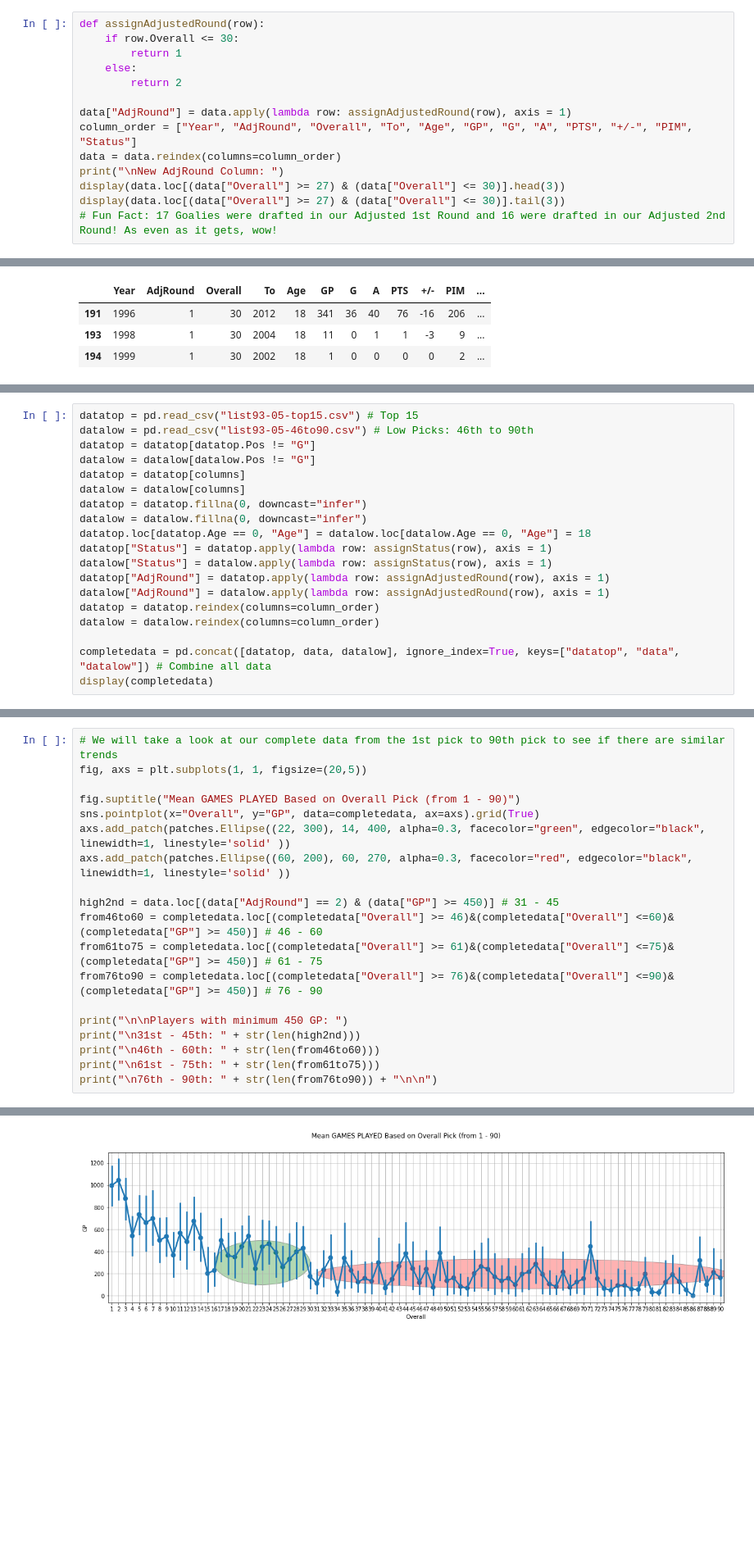
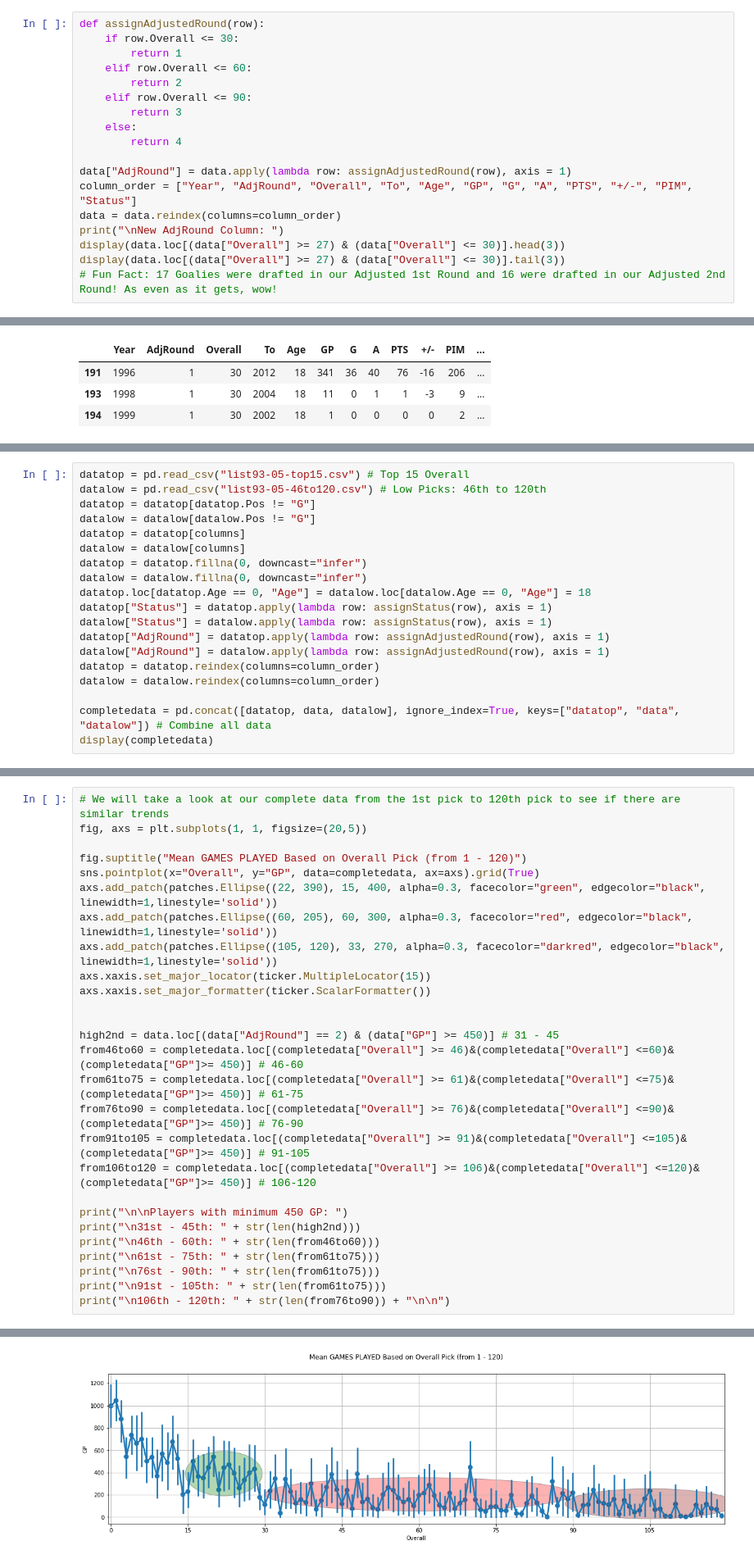
Before and after one commit to minchanhan/CompareNHLDraftPicks, a Jupyter notebook: CompareLow1stHigh2nd.ipynb, the cells around one changed output, grey strips where cells are left out. Shown at 82% size. Cells and saved outputs as stored; diff of their text form; blank space fills up the shorter version.

Commit message:
Changing Graphs pt. 1

```diff
--- a/CompareLow1stHigh2nd.ipynb
+++ b/CompareLow1stHigh2nd.ipynb
@@ -205,8 +196,12 @@ display(data[data["Status"] == 1])
 def assignAdjustedRound(row):
     if row.Overall <= 30:
         return 1
+    elif row.Overall <= 60:
+        return 2
+    elif row.Overall <= 90:
+        return 3
     else:
-        return 2
+        return 4
 
 data["AdjRound"] = data.apply(lambda row: assignAdjustedRound(row), axis = 1)
 column_order = ["Year", "AdjRound", "Overall", "To", "Age", "GP", "G", "A", "PTS", "+/-", "PIM", "Status"]
@@ -231,6 +226,6 @@ New AdjRound Column:
 # %%
-datatop = pd.read_csv("list93-05-top15.csv") # Top 15
-datalow = pd.read_csv("list93-05-46to90.csv") # Low Picks: 46th to 90th
+datatop = pd.read_csv("list93-05-top15.csv") # Top 15 Overall
+datalow = pd.read_csv("list93-05-46to120.csv") # Low Picks: 46th to 120th
 datatop = datatop[datatop.Pos != "G"]
 datalow = datalow[datalow.Pos != "G"]
 datatop = datatop[columns]
@@ -294,24 +288,32 @@ Mean GP in High 2nd Round: 210.25698324022346
 
 #### As for our second question, if all the draft picks past the top 15 are worth the same, we can't answer yet, but it does appear that the order in their respective rounds don't seem to matter too much. Every pick between 16 and 30 have produced similar players and every pick between 31 and 45 have produced similar players.
 # %%
-# We will take a look at our complete data from the 1st pick to 90th pick to see if there are similar trends
+# We will take a look at our complete data from the 1st pick to 120th pick to see if there are similar trends
 fig, axs = plt.subplots(1, 1, figsize=(20,5))
 
-fig.suptitle("Mean GAMES PLAYED Based on Overall Pick (from 1 - 90)")
+fig.suptitle("Mean GAMES PLAYED Based on Overall Pick (from 1 - 120)")
 sns.pointplot(x="Overall", y="GP", data=completedata, ax=axs).grid(True)
-axs.add_patch(patches.Ellipse((22, 300), 14, 400, alpha=0.3, facecolor="green", edgecolor="black", linewidth=1, linestyle='solid' ))
-axs.add_patch(patches.Ellipse((60, 200), 60, 270, alpha=0.3, facecolor="red", edgecolor="black", linewidth=1, linestyle='solid' ))
+axs.add_patch(patches.Ellipse((22, 390), 15, 400, alpha=0.3, facecolor="green", edgecolor="black", linewidth=1,linestyle='solid'))
+axs.add_patch(patches.Ellipse((60, 205), 60, 300, alpha=0.3, facecolor="red", edgecolor="black", linewidth=1,linestyle='solid'))
+axs.add_patch(patches.Ellipse((105, 120), 33, 270, alpha=0.3, facecolor="darkred", edgecolor="black", linewidth=1,linestyle='solid'))
+axs.xaxis.set_major_locator(ticker.MultipleLocator(15))
+axs.xaxis.set_major_formatter(ticker.ScalarFormatter())
+
 
 high2nd = data.loc[(data["AdjRound"] == 2) & (data["GP"] >= 450)] # 31 - 45
-from46to60 = completedata.loc[(completedata["Overall"] >= 46)&(completedata["Overall"] <=60)&(completedata["GP"] >= 450)] # 46 - 60
-from61to75 = completedata.loc[(completedata["Overall"] >= 61)&(completedata["Overall"] <=75)&(completedata["GP"] >= 450)] # 61 - 75
-from76to90 = completedata.loc[(completedata["Overall"] >= 76)&(completedata["Overall"] <=90)&(completedata["GP"] >= 450)] # 76 - 90
+from46to60 = completedata.loc[(completedata["Overall"] >= 46)&(completedata["Overall"] <=60)&(completedata["GP"]>= 450)] # 46-60
+from61to75 = completedata.loc[(completedata["Overall"] >= 61)&(completedata["Overall"] <=75)&(completedata["GP"]>= 450)] # 61-75
+from76to90 = completedata.loc[(completedata["Overall"] >= 76)&(completedata["Overall"] <=90)&(completedata["GP"]>= 450)] # 76-90
+from91to105 = completedata.loc[(completedata["Overall"] >= 91)&(completedata["Overall"] <=105)&(completedata["GP"]>= 450)] # 91-105
+from106to120 = completedata.loc[(completedata["Overall"] >= 106)&(completedata["Overall"] <=120)&(completedata["GP"]>= 450)] # 106-120
 
 print("\n\nPlayers with minimum 450 GP: ")
 print("\n31st - 45th: " + str(len(high2nd)))
 print("\n46th - 60th: " + str(len(from46to60)))
 print("\n61st - 75th: " + str(len(from61to75)))
-print("\n76th - 90th: " + str(len(from76to90)) + "\n\n")
+print("\n76st - 90th: " + str(len(from61to75)))
+print("\n91st - 105th: " + str(len(from61to75)))
+print("\n106th - 120th: " + str(len(from76to90)) + "\n\n")
 # %% [output]
 Players with minimum 450 GP:
 
@@ -325,4 +331,4 @@ Players with minimum 450 GP:
-[figure, old version]
+[figure, new version]
 # %% [markdown]
 #### This time we looked at Games Played to get a wider range on the y-axis, as our x-axis increases as well.
 #### We can observe that we see our usual Low 1st Round picks being randomly clustered together, with the same drop off into the High 2nd Round. However, we can see that all the picks 45+ are very similar as well, creating its own cluster combining with the High 2nd Round picks!
```
Also changed, not shown: parts of 17 cells of this notebook, 1 other file.
